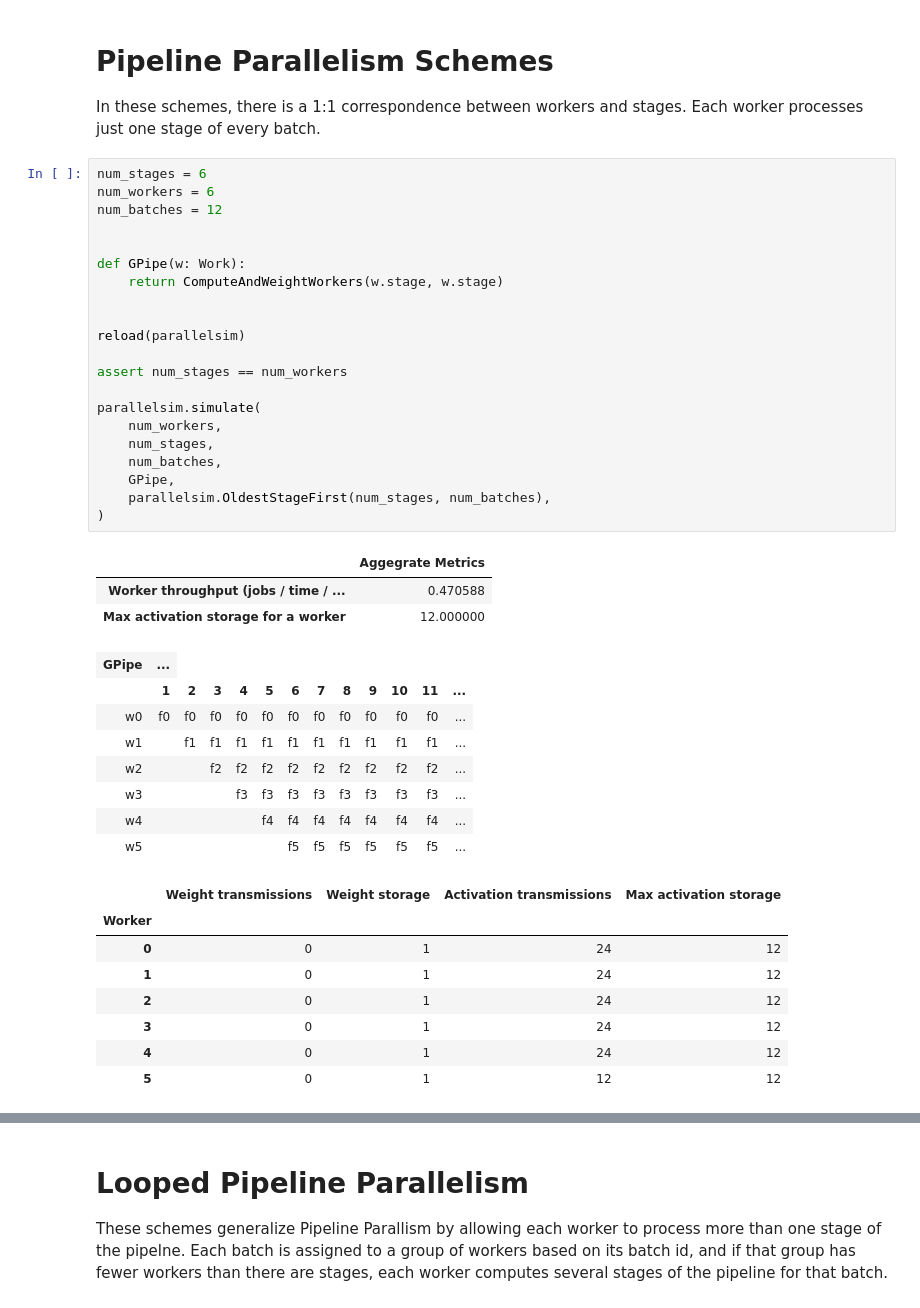
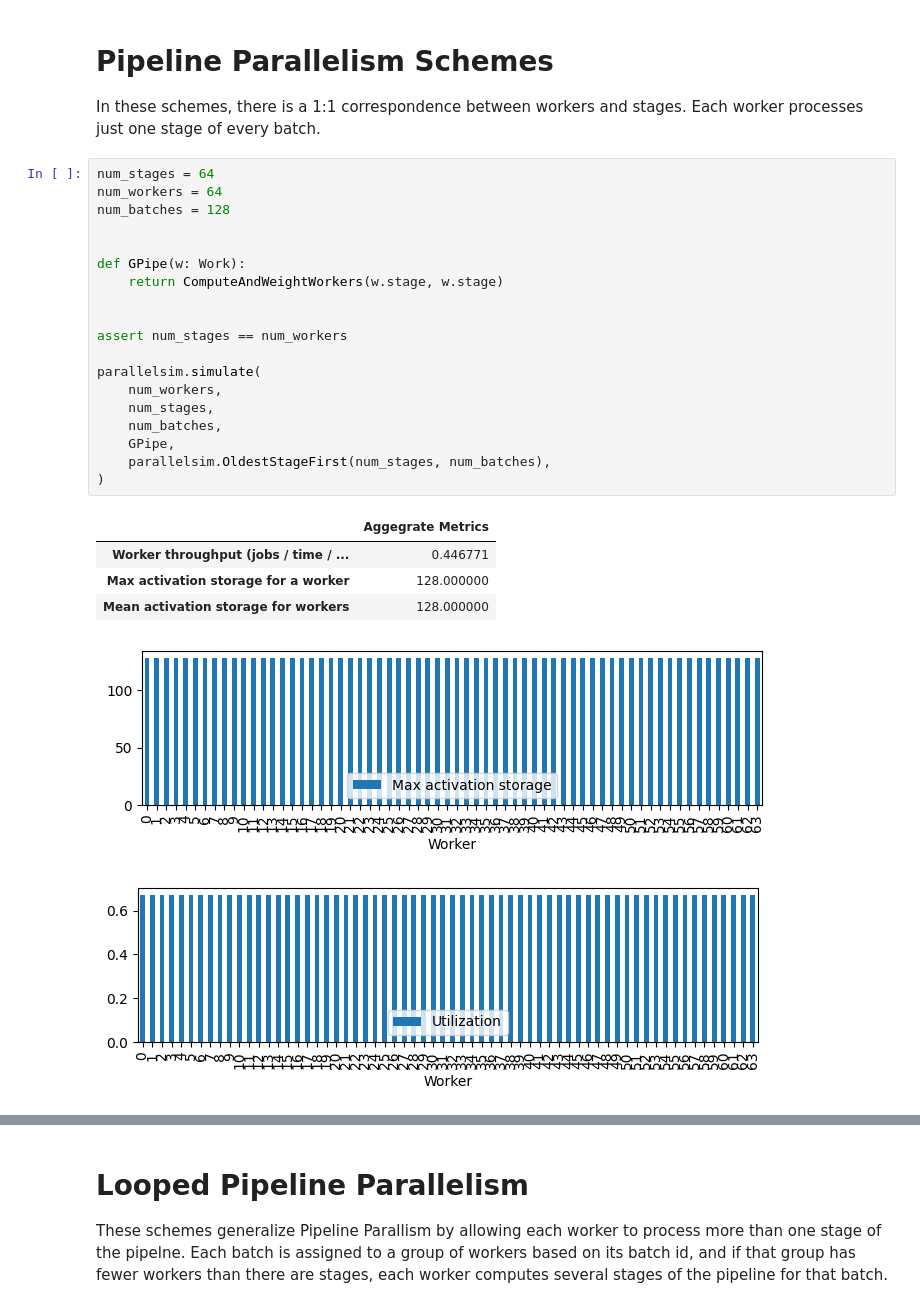
Before and after one commit to a-rahimi/parallel-training, a Jupyter notebook: parallelsim_notebook.ipynb, the cells around one changed output, grey strips where cells are left out. Drawn from its saved outputs; the diff is of its cells as text.

```diff
--- a/parallelsim_notebook.ipynb
+++ b/parallelsim_notebook.ipynb
@@ -106,46 +107,31 @@ parallelsim.simulate(
 
 In these schemes, there is a 1:1 correspondence between workers and stages. Each worker processes just one stage of every batch.
 # %%
-num_stages = 6
-num_workers = 6
-num_batches = 12
+num_stages = 64
+num_workers = 64
+num_batches = 128
 
 
 def GPipe(w: Work):
     return ComputeAndWeightWorkers(w.stage, w.stage)
 
-
-reload(parallelsim)
 
 assert num_stages == num_workers
 
 parallelsim.simulate(
     num_workers,
     num_stages,
     num_batches,
     GPipe,
     parallelsim.OldestStageFirst(num_stages, num_batches),
 )
 # %% [output]
 |  | Aggegrate Metrics |
-| Worker throughput (jobs / time / ... | 0.470588 |
-| Max activation storage for a worker | 12.000000 |
+| Worker throughput (jobs / time / ... | 0.446771 |
+| Max activation storage for a worker | 128.000000 |
+| Mean activation storage for workers | 128.000000 |
-| GPipe | ... |
-|  | 1 | 2 | 3 | 4 | 5 | 6 | 7 | 8 | 9 | 10 | 11 | ... |
-| w0 | f0 | f0 | f0 | f0 | f0 | f0 | f0 | f0 | f0 | f0 | f0 | ... |
-| w1 |  | f1 | f1 | f1 | f1 | f1 | f1 | f1 | f1 | f1 | f1 | ... |
-| w2 |  |  | f2 | f2 | f2 | f2 | f2 | f2 | f2 | f2 | f2 | ... |
-| w3 |  |  |  | f3 | f3 | f3 | f3 | f3 | f3 | f3 | f3 | ... |
-| w4 |  |  |  |  | f4 | f4 | f4 | f4 | f4 | f4 | f4 | ... |
-| w5 |  |  |  |  |  | f5 | f5 | f5 | f5 | f5 | f5 | ... |
-|  | Weight transmissions | Weight storage | Activation transmissions | Max activation storage |
-| Worker |  |  |  |  |
-| 0 | 0 | 1 | 24 | 12 |
-| 1 | 0 | 1 | 24 | 12 |
-| 2 | 0 | 1 | 24 | 12 |
-| 3 | 0 | 1 | 24 | 12 |
-| 4 | 0 | 1 | 24 | 12 |
-| 5 | 0 | 1 | 12 | 12 |
+[figure, added]
+[figure, added]
 # %%
 parallelsim.simulate(num_workers, num_stages, num_batches, GPipe)
 # %% [output]
```
Also changed, not shown: parts of 7 cells of this notebook, 1 other file.
